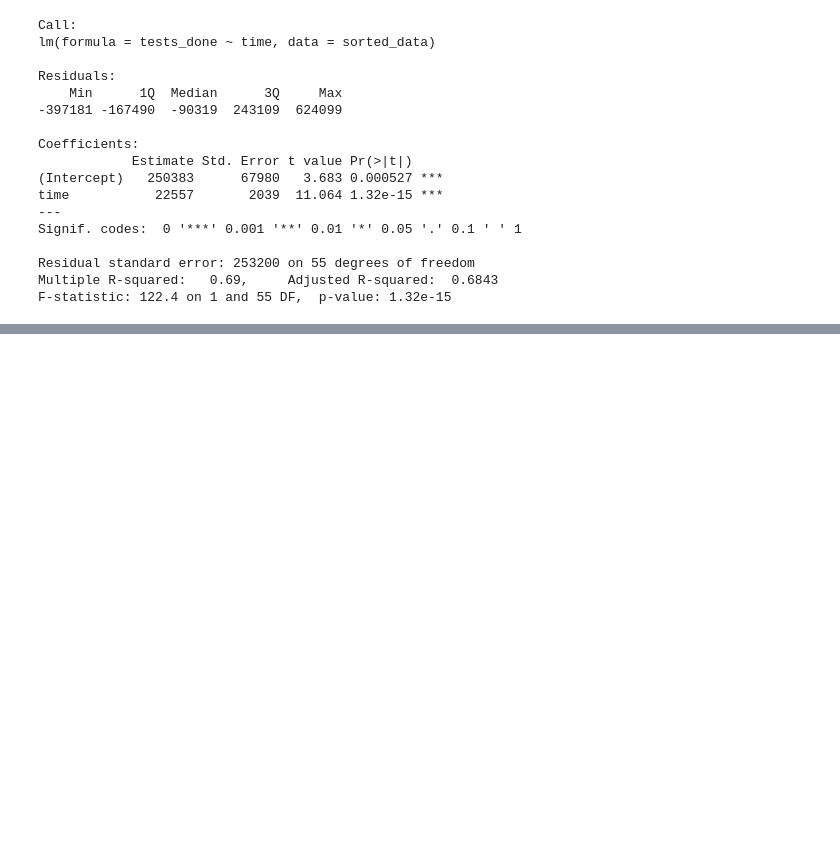
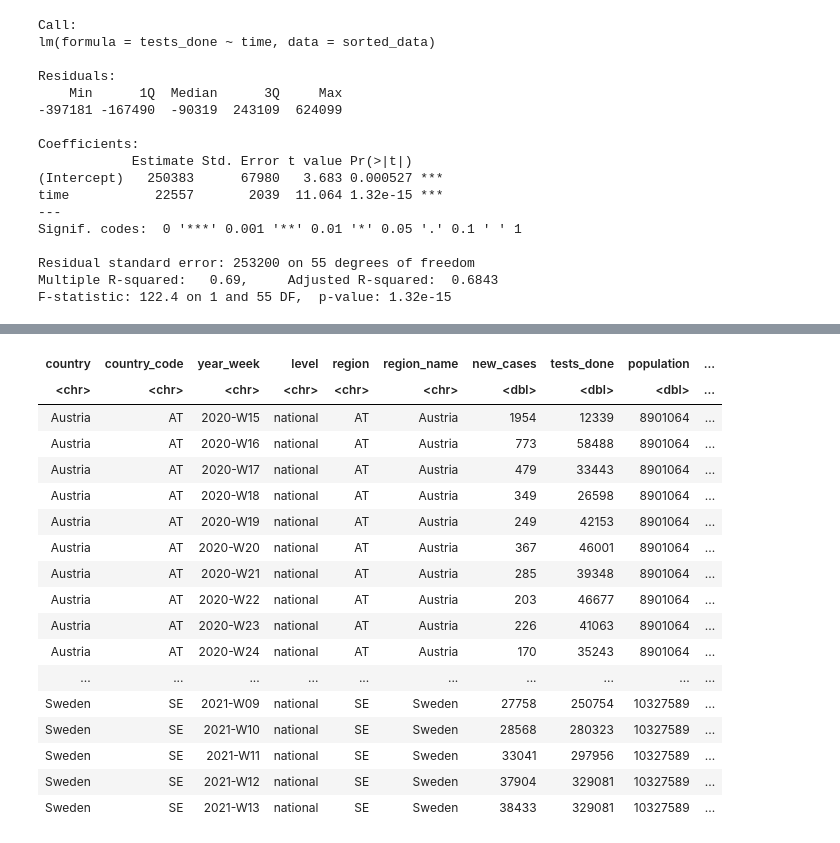
Before and after one commit to VicCislari/Statisticslearning, a Jupyter notebook: Vorbereitung/Exams/EXAM SS 21/dec.ipynb, the cells around one changed output, grey strips where cells are left out. Drawn from its saved outputs; the diff is of its cells as text; code cells hidden in the pictures; blank space fills up the shorter version.

```diff
--- a/Vorbereitung/Exams/EXAM SS 21/dec.ipynb
+++ b/Vorbereitung/Exams/EXAM SS 21/dec.ipynb
@@ -186,3 +206,70 @@ F-statistic: 122.4 on 1 and 55 DF,  p-value: 1.32e-15
 # significant. Additionally, both the intercept and the coefficient for time are
 # statistically significant (p-values < 0.05), suggesting that there is a
 # significant linear relationship between time and tests_done in Germany.
+# %%
+library (tidyverse)
+
+# 1
+raw_data <- read_csv("testing_covid.csv")
+raw_data
+
+raw_data %>% select(1:7)
+raw_data %>% select(8:12)
+1954/12339
+
+# 2
+# country: quali, nomi, disc
+# country_code: quali, nomi, disc
+# year_week: quali, ordinal, disc
+# level: quali, nomi, disc
+# region: quali, nomi, disc
+# region_name: quali, nomi, disc
+# new_cases: quanti, ratio, conti
+# tests_done: quanti, ratio, conti
+# population: quanti, ratio, conti
+# testing_rate: quanti, ratio, conti
+# positivity_rate: quanti, ratio, conti
+# testing_data_source: quali, nomi, disc
+
+# 3
+# make year_week numeric
+data_numeric <- raw_data %>%
+  mutate (year_week = str_remove(year_week, "-W"))
+head(data_numeric)
+
+germany_data <- data_numeric %>% filter(country == "Germany") %>% select(country, year_week, tests_done)
+head(germany_data)
+plot(germany_data$year_week,
+     germany_data$tests_done,
+     type = "o",  # Verwenden von 'o' für Punkte verbunden mit Linien
+     main = "COVID-19 Tests in Germany",
+     xlab = "Year and Week",
+     ylab = "Tests Done",
+     col = "blue")
+
+# 4
+# Dec 2020: KW48-52
+data_numeric %>% select(country) %>% unique() %>% print(n = 100)
+head(data_numeric)
+pie <- data_numeric %>% filter(
+  country %in% c("Germany", "Austria", "France", "Italy"),
+  between(year_week, 202048, 202052)
+  ) %>% group_by(country) %>% summarise(
+    sum_of_tests = sum(tests_done),
+    sum_of_new_cases = sum(new_cases),
+    positivity_rate = sum_of_new_cases/sum_of_tests
+)
+pie
+pie(pie$positivity_rate, labels = pie$country)
+
+# 5
+boxplot_data <- raw_data %>% filter(country %in% c("Germany", "France"))
+boxplot_data %>% group_by(country) %>% summarise(
+  min = min(testing_rate),
+  max = max(testing_rate),
+  q1 = quantile(testing_rate, probs = 0.25),
+  q2 = quantile(testing_rate, probs = 0.5),
+  q3 = quantile(testing_rate, probs = 0.75)
+)
+boxplot(boxplot_data$testing_rate ~ boxplot_data$country)
+# %% [output]
@@ -188,0 +285,18 @@ F-statistic: 122.4 on 1 and 55 DF,  p-value: 1.32e-15
+| country | country_code | year_week | level | region | region_name | new_cases | tests_done | population | ... |
+| <chr> | <chr> | <chr> | <chr> | <chr> | <chr> | <dbl> | <dbl> | <dbl> | ... |
+| Austria | AT | 2020-W15 | national | AT | Austria | 1954 | 12339 | 8901064 | ... |
+| Austria | AT | 2020-W16 | national | AT | Austria | 773 | 58488 | 8901064 | ... |
+| Austria | AT | 2020-W17 | national | AT | Austria | 479 | 33443 | 8901064 | ... |
+| Austria | AT | 2020-W18 | national | AT | Austria | 349 | 26598 | 8901064 | ... |
+| Austria | AT | 2020-W19 | national | AT | Austria | 249 | 42153 | 8901064 | ... |
+| Austria | AT | 2020-W20 | national | AT | Austria | 367 | 46001 | 8901064 | ... |
+| Austria | AT | 2020-W21 | national | AT | Austria | 285 | 39348 | 8901064 | ... |
+| Austria | AT | 2020-W22 | national | AT | Austria | 203 | 46677 | 8901064 | ... |
+| Austria | AT | 2020-W23 | national | AT | Austria | 226 | 41063 | 8901064 | ... |
+| Austria | AT | 2020-W24 | national | AT | Austria | 170 | 35243 | 8901064 | ... |
+| ... | ... | ... | ... | ... | ... | ... | ... | ... | ... |
+| Sweden | SE | 2021-W09 | national | SE | Sweden | 27758 | 250754 | 10327589 | ... |
+| Sweden | SE | 2021-W10 | national | SE | Sweden | 28568 | 280323 | 10327589 | ... |
+| Sweden | SE | 2021-W11 | national | SE | Sweden | 33041 | 297956 | 10327589 | ... |
+| Sweden | SE | 2021-W12 | national | SE | Sweden | 37904 | 329081 | 10327589 | ... |
+| Sweden | SE | 2021-W13 | national | SE | Sweden | 38433 | 329081 | 10327589 | ... |
```
Also changed, not shown: parts of 5 cells of this notebook.
